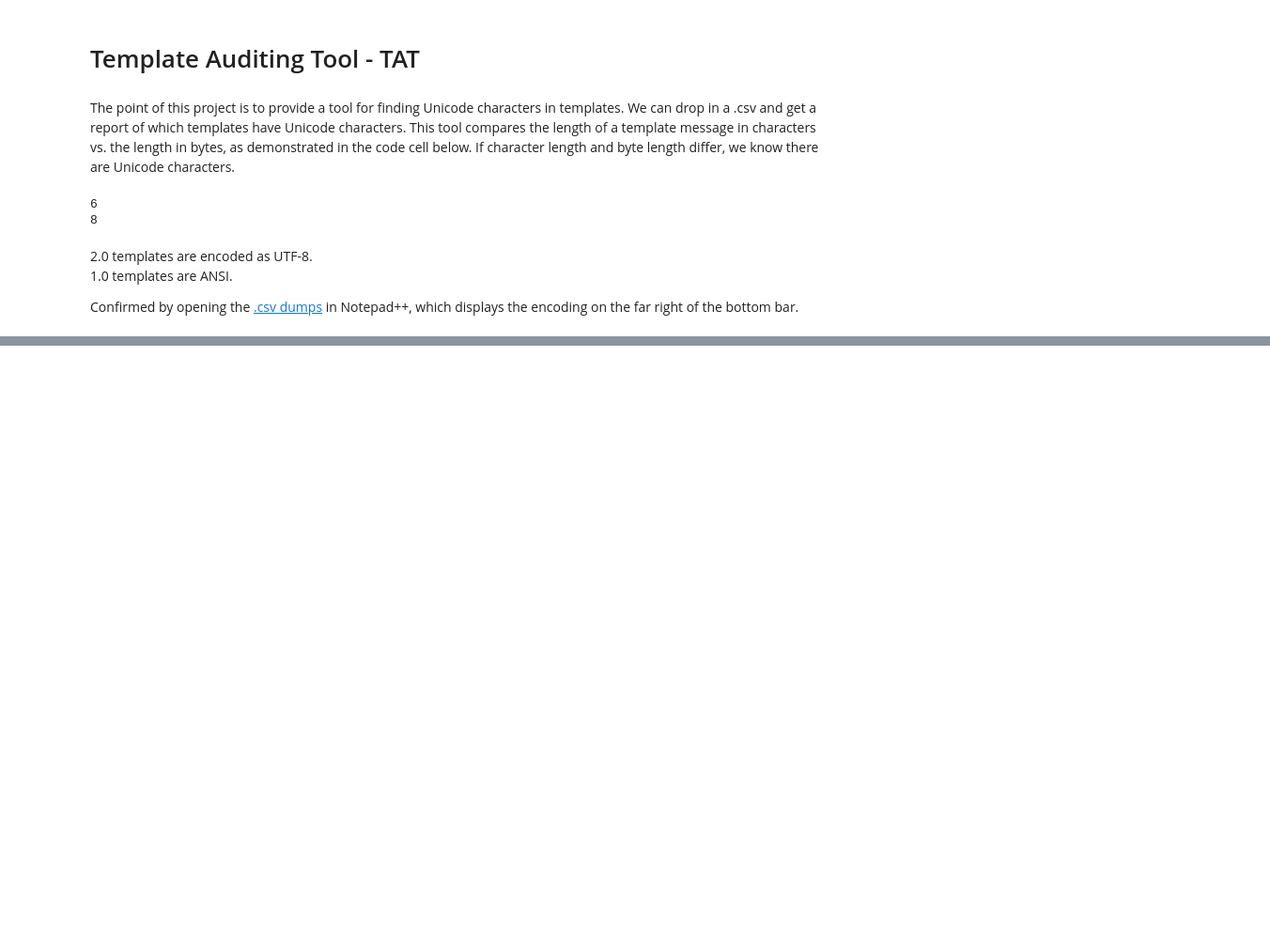
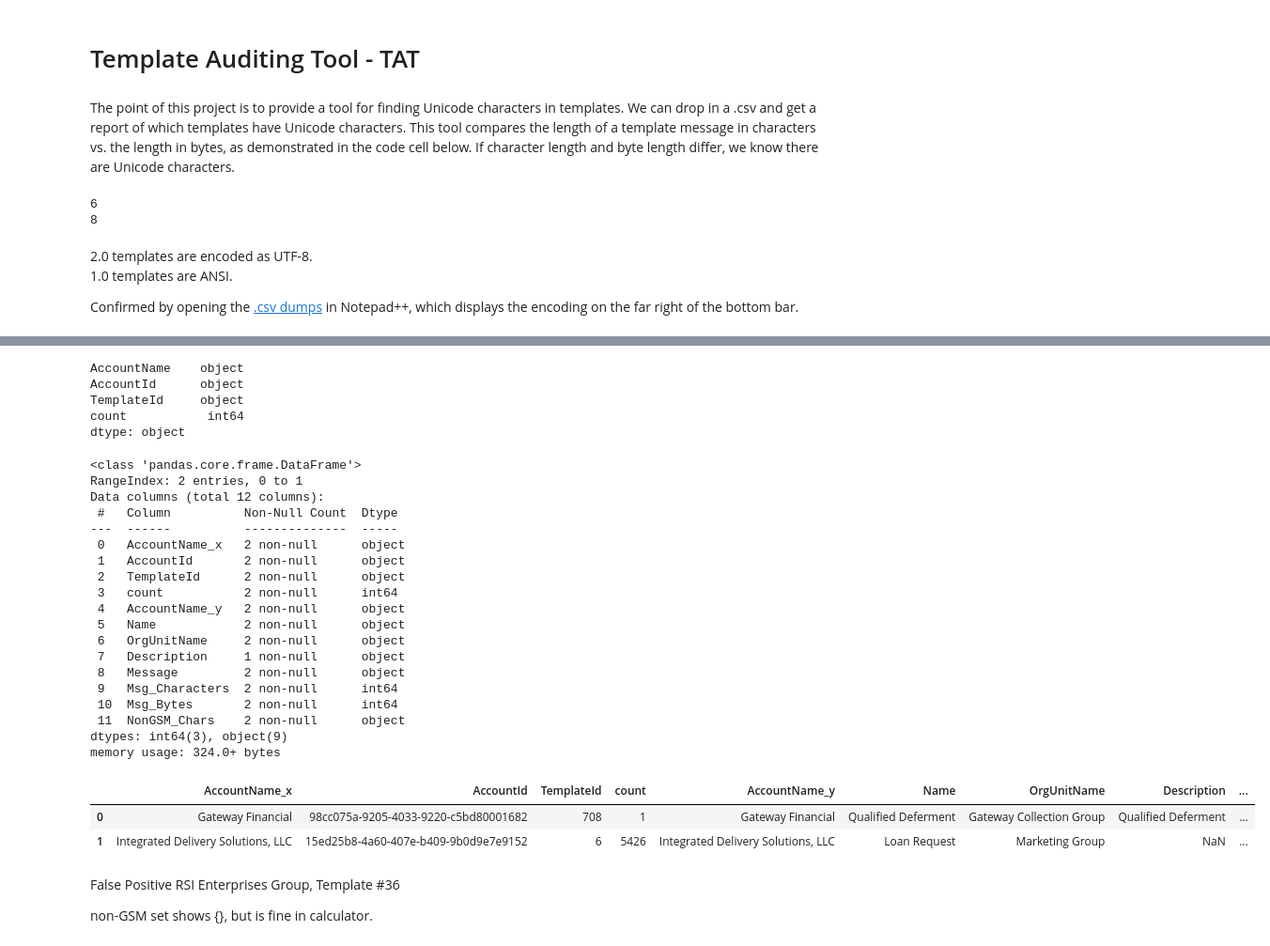
Before and after one commit to jarvismartin/template_scanner, a Jupyter notebook: template_audit.ipynb, the cells around one changed output, grey strips where cells are left out. Shown at 94% size. Saved outputs shown, nothing was run; the diff lists cells and outputs as text; code cells hidden in the pictures; blank space fills up the shorter version.

```diff
--- a/template_audit.ipynb
+++ b/template_audit.ipynb
@@ -178,0 +166,9 @@ Build 1 report with Quicksite and one with Superset
+# %%
+# Read in Msg Volume by Template ID CSV as dataframe
+# msg_vol = pd.read_csv("../../Attachments/T2C1.0_MsgsVolume_ByTemplateID_June2023.csv", encoding='ANSI')
+msg_vol = pd.read_csv("../CommonData.TemplateMessageCount.csv", encoding='ANSI')
+
+msg_vol.info()
+
+# View the first 3
+msg_vol.head(3)
@@ -178,0 +191,47 @@ Build 1 report with Quicksite and one with Superset
+# %%
+# For 2.0, convert TemplateId to string for merge
+msg_vol['TemplateId'] = msg_vol['TemplateId'].astype('str')
+
+msg_vol.dtypes
+# %% [output]
+AccountName    object
+AccountId      object
+TemplateId     object
+count           int64
+dtype: object
+# %%
+# Use CompanyName and TemplateID to cross-reference (1.0 Only?)
+# msg_vol_and_nonGSM_detected = pd.merge(
+#     msg_vol, nonGSM_detected, on=["CompanyName", "TemplateID"]
+# )
+
+# For 2.0
+msg_vol_and_nonGSM_detected = pd.merge(
+    msg_vol, nonGSM_detected, on=["AccountId", "TemplateId"]
+)
+
+msg_vol_and_nonGSM_detected.info()
+msg_vol_and_nonGSM_detected.head()
+# %% [output]
+<class 'pandas.core.frame.DataFrame'>
+RangeIndex: 2 entries, 0 to 1
+Data columns (total 12 columns):
+ #   Column          Non-Null Count  Dtype
+---  ------          --------------  -----
+ 0   AccountName_x   2 non-null      object
+ 1   AccountId       2 non-null      object
+ 2   TemplateId      2 non-null      object
+ 3   count           2 non-null      int64
+ 4   AccountName_y   2 non-null      object
+ 5   Name            2 non-null      object
+ 6   OrgUnitName     2 non-null      object
+ 7   Description     1 non-null      object
+ 8   Message         2 non-null      object
+ 9   Msg_Characters  2 non-null      int64
+ 10  Msg_Bytes       2 non-null      int64
+ 11  NonGSM_Chars    2 non-null      object
+dtypes: int64(3), object(9)
+memory usage: 324.0+ bytes
+|  | AccountName_x | AccountId | TemplateId | count | AccountName_y | Name | OrgUnitName | Description | ... |
+| 0 | Gateway Financial | 98cc075a-9205-4033-9220-c5bd80001682 | 708 | 1 | Gateway Financial | Qualified Deferment | Gateway Collection Group | Qualified Deferment | ... |
+| 1 | Integrated Delivery Solutions, LLC | 15ed25b8-4a60-407e-b409-9b0d9e7e9152 | 6 | 5426 | Integrated Delivery Solutions, LLC | Loan Request | Marketing Group | NaN | ... |
@@ -178,0 +253,5 @@ Build 1 report with Quicksite and one with Superset
+# %% [markdown]
+False Positive
+RSI Enterprises Group, Template #36
+
+non-GSM set shows {}, but is fine in calculator.
```
Also changed, not shown: parts of 11 cells of this notebook.
